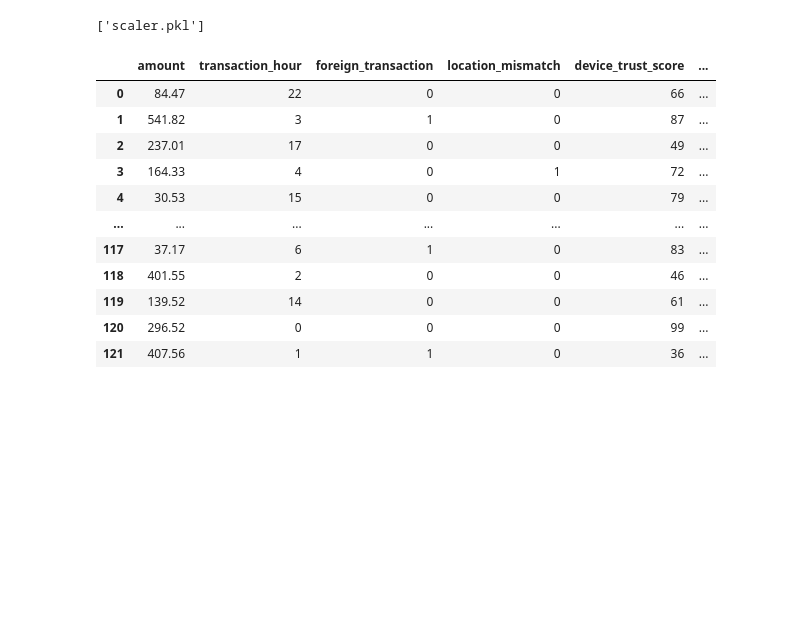
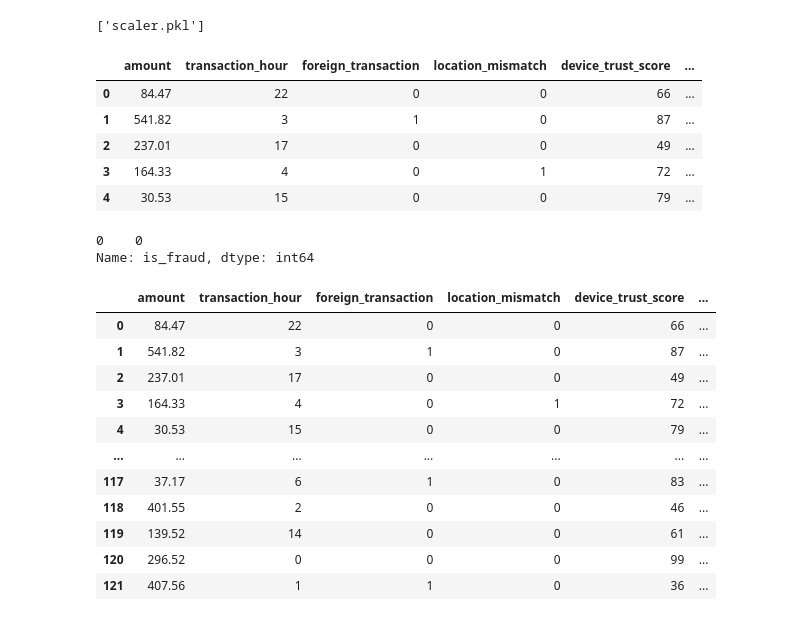
Before and after one commit to Adhnan788/project, a Jupyter notebook: credit_card/process_credit_card.ipynb, the cells around one changed output. Drawn from its saved outputs; the diff is of its cells as text; code cells hidden in the pictures; blank space fills up the shorter version.

```diff
--- a/credit_card/process_credit_card.ipynb
+++ b/credit_card/process_credit_card.ipynb
@@ -235,6 +235,20 @@ joblib.dump(rf,"rf.pkl")
 joblib.dump(scaler,"scaler.pkl")
 # %% [output]
 ['scaler.pkl']
+# %%
+X.head()
+# %% [output]
+|  | amount | transaction_hour | foreign_transaction | location_mismatch | device_trust_score | ... |
+| 0 | 84.47 | 22 | 0 | 0 | 66 | ... |
+| 1 | 541.82 | 3 | 1 | 0 | 87 | ... |
+| 2 | 237.01 | 17 | 0 | 0 | 49 | ... |
+| 3 | 164.33 | 4 | 0 | 1 | 72 | ... |
+| 4 | 30.53 | 15 | 0 | 0 | 79 | ... |
+# %%
+Y.head(1)
+# %% [output]
+0    0
+Name: is_fraud, dtype: int64
 # %%
 X.head(122)
 # %% [output]
```
Also changed, not shown: parts of 1 cell of this notebook.
